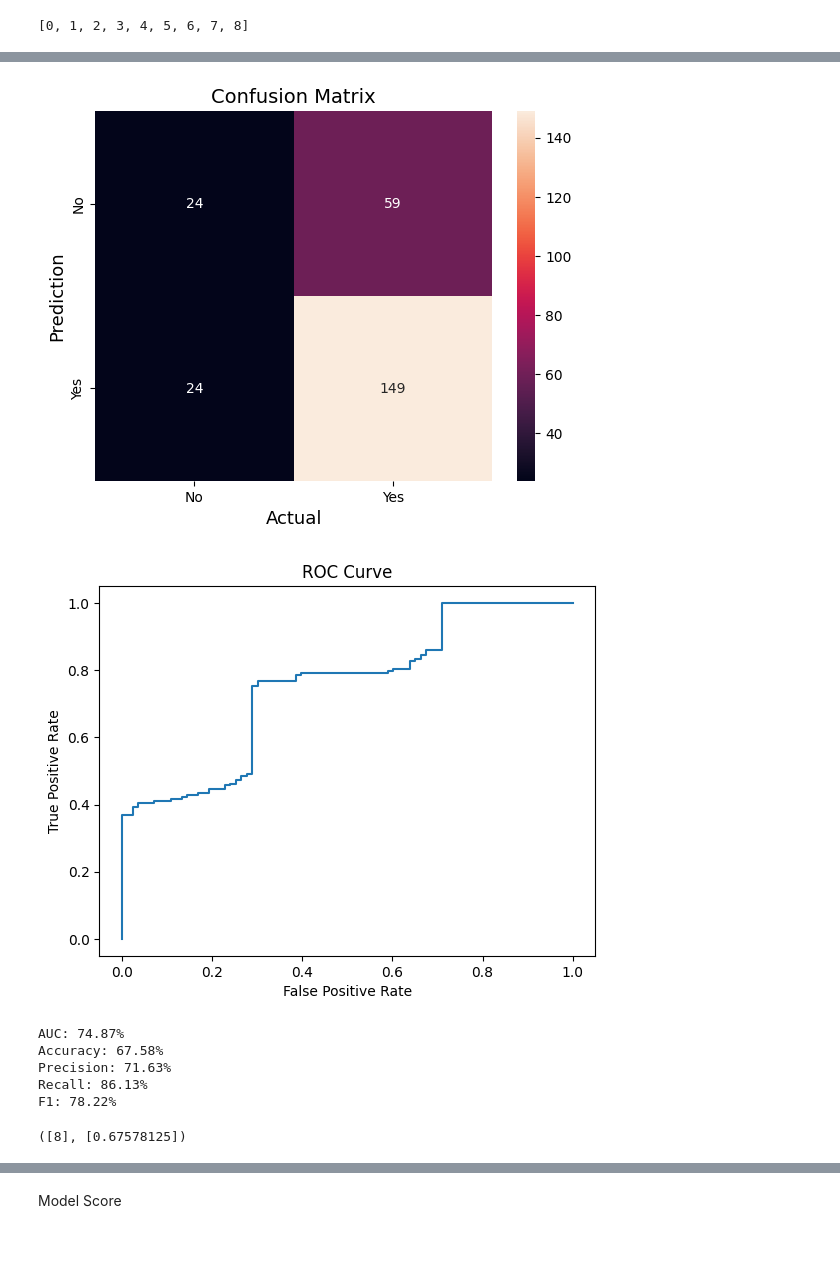
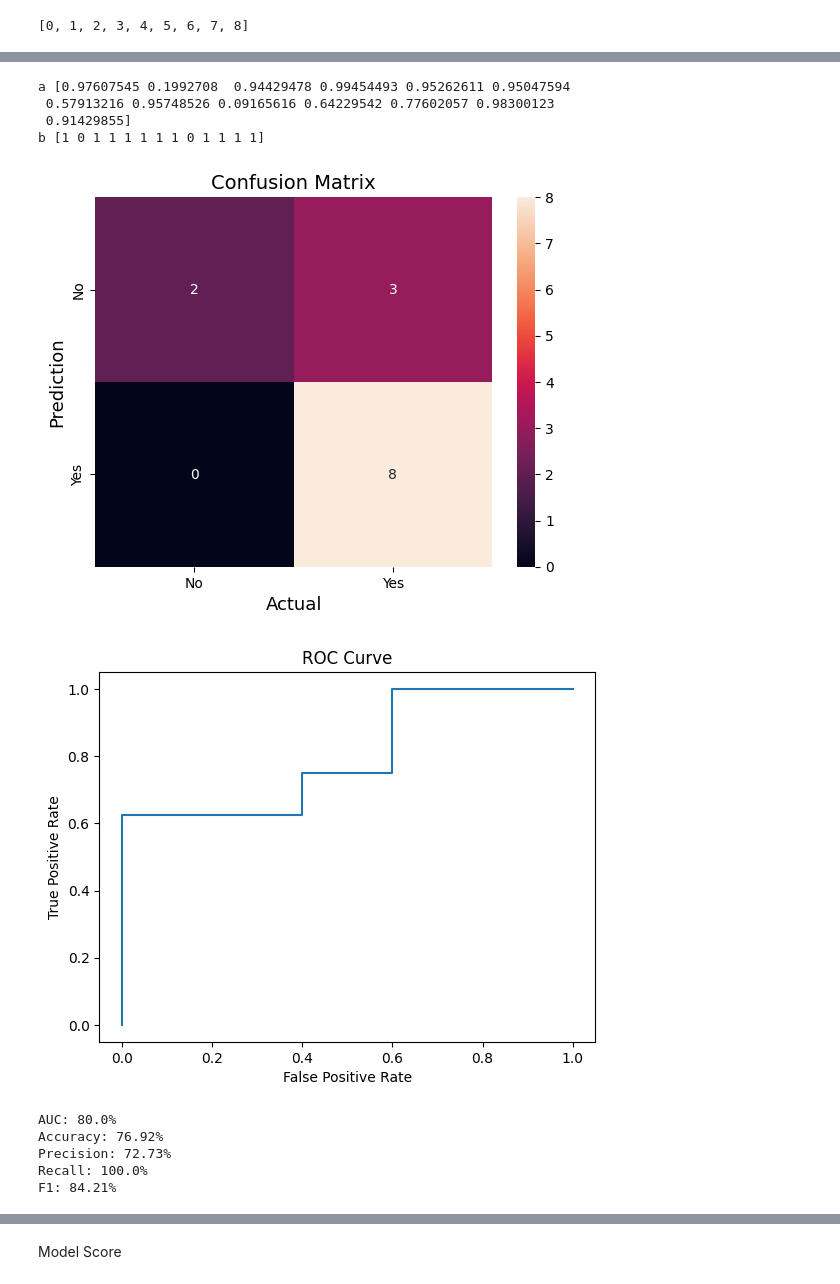
Before and after one commit to DanielRodrigues08/AC-FEUP, a Jupyter notebook: classification.ipynb, the cells around one changed output, grey strips where cells are left out. Drawn from its saved outputs; the diff is of its cells as text; code cells hidden in the pictures; blank space fills up the shorter version.

Commit message:
model be overfitt but cool

```diff
--- a/classification.ipynb
+++ b/classification.ipynb
@@ -67,7 +96,7 @@ key_predictors = []
 features_values = pd.DataFrame(df, columns=available_columns)
 target_values = df["playoff"].values
 chi2_results = chi2(features_values, target_values)
-best_chi2_cols = SelectKBest(chi2, k=25)
+best_chi2_cols = SelectKBest(chi2, k=33)
 
 
 
@@ -83,14 +112,12 @@ best_chi2_cols.fit(features_values, target_values)
 
 best_chi2_features = features_values.columns[best_chi2_cols.get_support()]
 for k in (best_chi2_features):
-    print(df[['playoff', k]].corr().iloc[0, 1])
-    print(k)
     key_predictors.append(k)
 
 for ft in key_features:
     if ft not in key_predictors:
         key_predictors.append(ft)
 df = df[key_predictors]
-
 key_predictors = list(df.columns)
+print(df.shape)
 # %% [output]
@@ -162,10 +168,9 @@ plt.show()
 from sklearn.decomposition import PCA
 from sklearn.preprocessing import StandardScaler
 
-
-n_components = 10
+n_components = 5
 columns_to_keep = ['year', 'confID', label]
-df_to_keep = df[columns_to_keep]
+df_to_keep = pd.DataFrame(df[columns_to_keep])
 
 df.drop(columns_to_keep, axis=1, inplace=True)
 
@@ -179,9 +184,14 @@ pca = PCA(n_components=n_components)  # Choose the number of components you want
 X_pca = pca.fit_transform(X_scaled)
 
 df_result = pd.DataFrame(data=X_pca, columns=custom_column_names)
-df = pd.concat([df_result, df_to_keep], axis=1)
 
-print(df)
+print(df_to_keep['year'].isna().sum())
 
+df_result['year'] = df_to_keep['year'].reset_index(drop=True)
+df_result['confID'] = df_to_keep['confID'].reset_index(drop=True)
+df_result[label] = df_to_keep[label].reset_index(drop=True)
+
+df = df_result
 # X_pca now contains the reduced-dimensional representation of your data
+print(df['year'].isna().sum())
 # %% [output]
@@ -270,6 +275,9 @@ def train_model_validation(year, model, data, label, param_grid):
     data['sampleWeight'] = data['year'].apply(lambda year_x: 2 ** (year - year_x - 1) if year > year_x else 1)
     train_data = data[data["year"] < year]
     test_data = data[data["year"] == year]
+
+    train_data.drop(['year'], axis=1, inplace=True)
+    test_data.drop(['year'], axis=1, inplace=True)
 
     X_train, X_val, y_train, y_val = train_test_split(train_data.drop([label], axis=1),
                                                       train_data[label], test_size=0.3)
@@ -289,12 +297,13 @@ def train_model_validation(year, model, data, label, param_grid):
 
     train_sizes, train_scores, val_scores = learning_curve(model, X_train, y_train, cv=None)
 
-    plt.plot(train_sizes, train_scores.mean(axis=1), label='Training score')
-    plt.plot(train_sizes, val_scores.mean(axis=1), label='Validation score')
-    plt.xlabel('Training size')
-    plt.ylabel('Accuracy')
-    plt.legend()
-    plt.show()
+    if year == 8:
+        plt.plot(train_sizes, train_scores.mean(axis=1), label='Training score')
+        plt.plot(train_sizes, val_scores.mean(axis=1), label='Validation score')
+        plt.xlabel('Training size')
+        plt.ylabel('Accuracy')
+        plt.legend()
+        plt.show()
 
     y_pred = model.predict(X_test)
     y_prob = model.predict_proba(X_test)
@@ -338,18 +347,22 @@ def train_evaluate_decision_tree_graph(model, data):
 
     print(years)
 
-    y_test1, y_pred1, y_prob1 = train_model_validation(year, model, data1, label, param_grid)
-    y_test2, y_pred2, y_prob2 = train_model_validation(year, model, data2, label, param_grid)
+    for year in years[2:]:
 
-    y_test = np.concatenate((y_test1, y_test2))
-    y_pred = np.concatenate((y_pred1, y_pred2))
-    y_prob = np.concatenate((y_prob1[:, 1], y_prob2[:, 1]))
+        y_test1, y_pred1, y_prob1 = train_model_validation(year, model, data1, label, param_grid)
+        y_test2, y_pred2, y_prob2 = train_model_validation(year, model, data2, label, param_grid)
 
-    model_score(y_test, y_pred, y_prob)
+        y_test = np.concatenate((y_test1, y_test2))
+        y_pred = np.concatenate((y_pred1, y_pred2))
+        y_prob = np.concatenate((y_prob1[:, 1], y_prob2[:, 1]))
 
-    accuracy = accuracy_score(y_test, y_pred)
-    accuracy_scores.append(accuracy)
-    years_tested.append(year)
+        if year == 8:
+            model_score(y_test, y_pred, y_prob)
+
+        accuracy = accuracy_score(y_test, y_pred)
+        accuracy_scores.append(accuracy)
+        years_tested.append(year)
+
 
     return years_tested, accuracy_scores
 
@@ -380,8 +405,11 @@ See the caveats in the documentation: https://pandas.pydata.org/pandas-docs/stab
+a [0.97607545 0.1992708  0.94429478 0.99454493 0.95262611 0.95047594
+ 0.57913216 0.95748526 0.09165616 0.64229542 0.77602057 0.98300123
+ 0.91429855]
+b [1 0 1 1 1 1 1 1 0 1 1 1 1]
-[figure, old version]
+[figure, new version]
-[figure, old version]
+[figure, new version]
-AUC: 74.87%
-Accuracy: 67.58%
-Precision: 71.63%
-Recall: 86.13%
-F1: 78.22%
-([8], [0.67578125])
+AUC: 80.0%
+Accuracy: 76.92%
+Precision: 72.73%
+Recall: 100.0%
+F1: 84.21%
```
Also changed, not shown: parts of 13 cells of this notebook, 1 other file.
